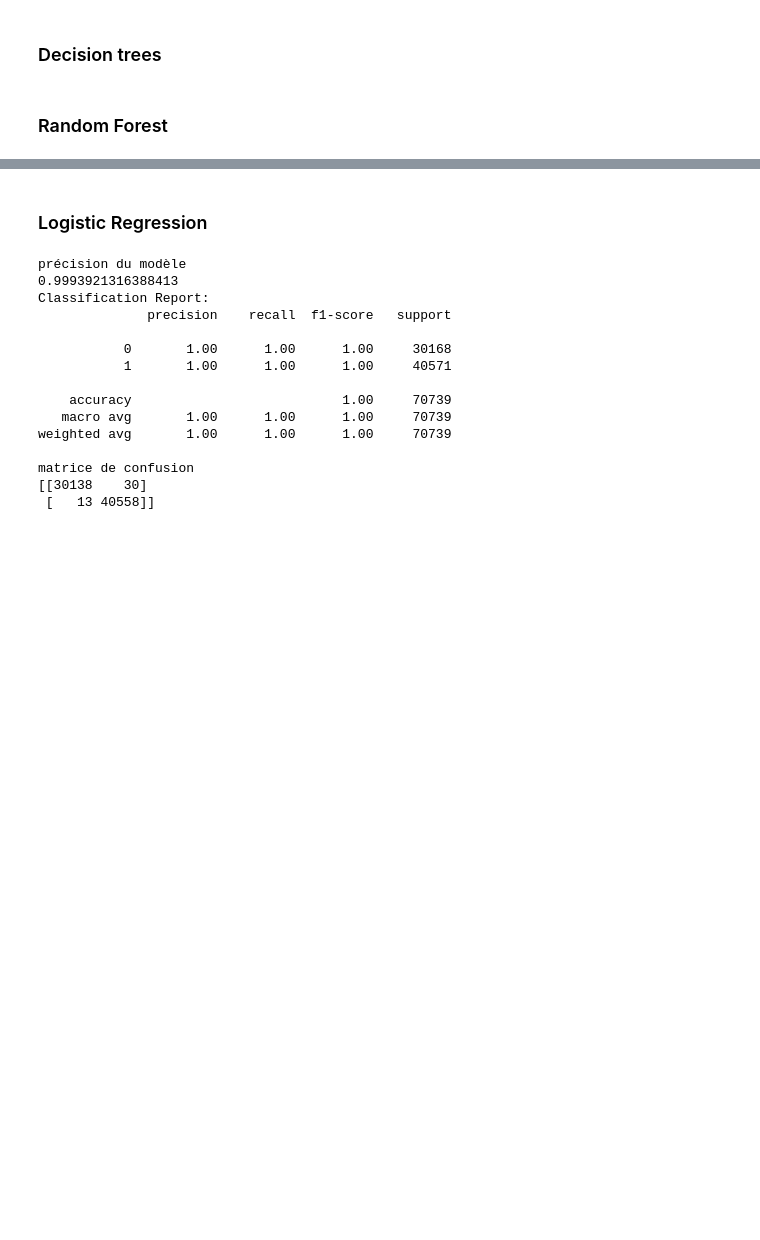
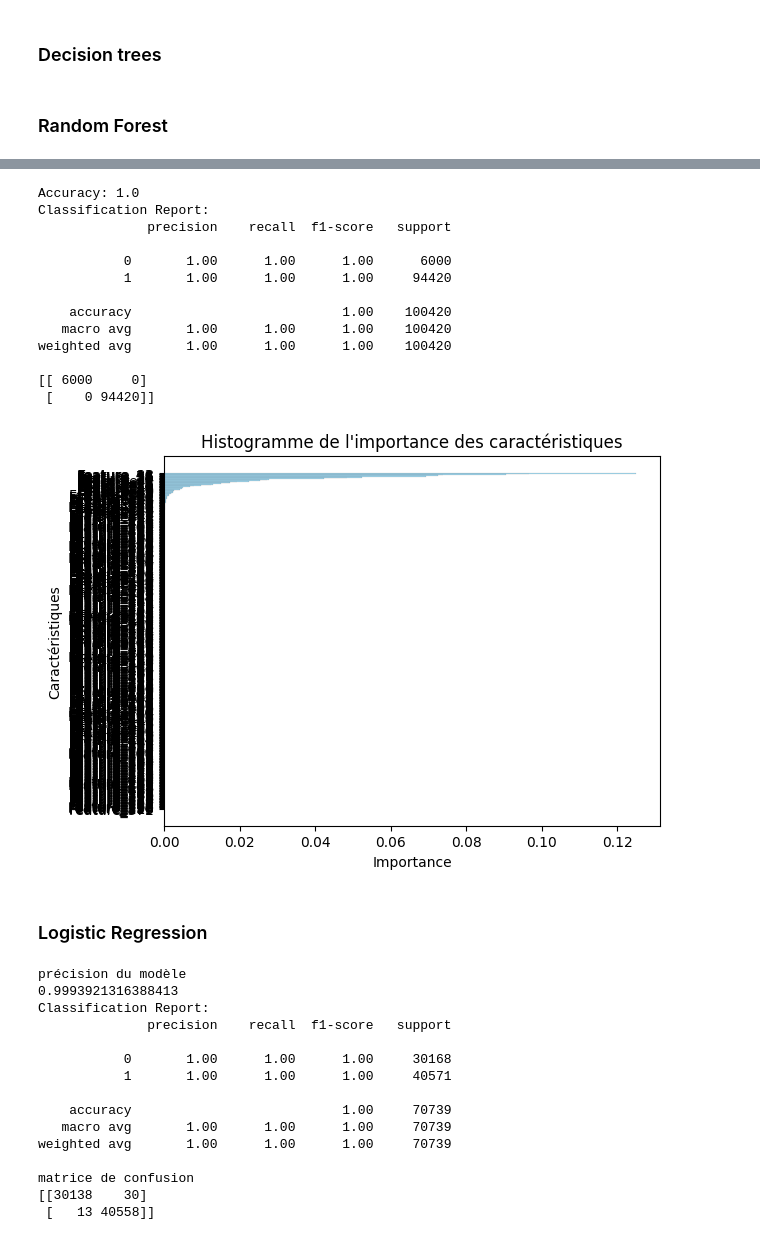
Before and after one commit to mathildadmbl/challenge2, a Jupyter notebook: challenge_2.ipynb, the cells around one changed output, grey strips where cells are left out. Saved outputs shown, nothing was run; the diff lists cells and outputs as text; code cells hidden in the pictures; blank space fills up the shorter version.

```diff
--- a/challenge_2.ipynb
+++ b/challenge_2.ipynb
@@ -323,10 +365,13 @@ Some common imports :
 # %%
 from sklearn.model_selection import train_test_split
 from sklearn.metrics import classification_report, confusion_matrix, accuracy_score
+from sklearn.compose import ColumnTransformer
 from sklearn.preprocessing import StandardScaler, LabelEncoder, OneHotEncoder, OrdinalEncoder
 
-X = df.drop(columns=['label'])
-y = df['label']
+X_train = train.drop(columns=['label'])
+y_train = train['label']
+X_test = test.drop(columns=['label'])
+y_test = test['label']
 # %% [markdown]
 ### Support Vector Machine
 # %%
@@ -432,3 +426,58 @@ weighted avg       1.00      1.00      1.00     70739
+# %%
+from sklearn.ensemble import RandomForestClassifier
+
+# Scaling and encoding
+numeric_features = X_train.select_dtypes(exclude='object').columns.tolist()
+categorical_features = X_train.select_dtypes(include=['object']).columns.tolist()
+preprocessor = ColumnTransformer(
+    transformers=[
+        ('num', StandardScaler(), numeric_features),
+        ('cat', OneHotEncoder(), categorical_features)
+    ]
+)
+X_train = preprocessor.fit_transform(X_train)
+X_test = preprocessor.transform(X_test)
+
+
+# model
+rf_model = RandomForestClassifier(n_estimators=100)
+rf_model.fit(X_train, y_train)
+y_pred = rf_model.predict(X_test)
+
+# Calculer et afficher l'accuracy
+accuracy = accuracy_score(y_test, y_pred)
+print(f"Accuracy: {accuracy}")
+
+# Afficher un rapport de classification détaillé
+print("Classification Report:")
+print(classification_report(y_test, y_pred))
+conf_matrix = confusion_matrix(y_test, y_pred)
+print(conf_matrix)
+
+importances = rf_model.feature_importances_
+feature_names = [f"Feature_{i}" for i in range(X_train.shape[1])]
+importance_df = pd.DataFrame({'Feature': feature_names, 'Importance': importances})
+importance_df_sorted = importance_df.sort_values(by="Importance", ascending=False)
+sns.histplot(data=importance_df_sorted, y="Feature", weights="Importance", discrete=True, bins=20, color="skyblue")
+plt.title("Histogramme de l'importance des caractéristiques")
+plt.xlabel("Importance")
+plt.ylabel("Caractéristiques")
+plt.show()
+# %% [output]
+Accuracy: 1.0
+Classification Report:
+              precision    recall  f1-score   support
+
+           0       1.00      1.00      1.00      6000
+           1       1.00      1.00      1.00     94420
+
+    accuracy                           1.00    100420
+   macro avg       1.00      1.00      1.00    100420
+weighted avg       1.00      1.00      1.00    100420
+
+[[ 6000     0]
+ [    0 94420]]
+[figure, added]
 # %% [markdown]
 ### Logistic Regression
 # %%
```
Also changed, not shown: parts of 11 cells of this notebook.
